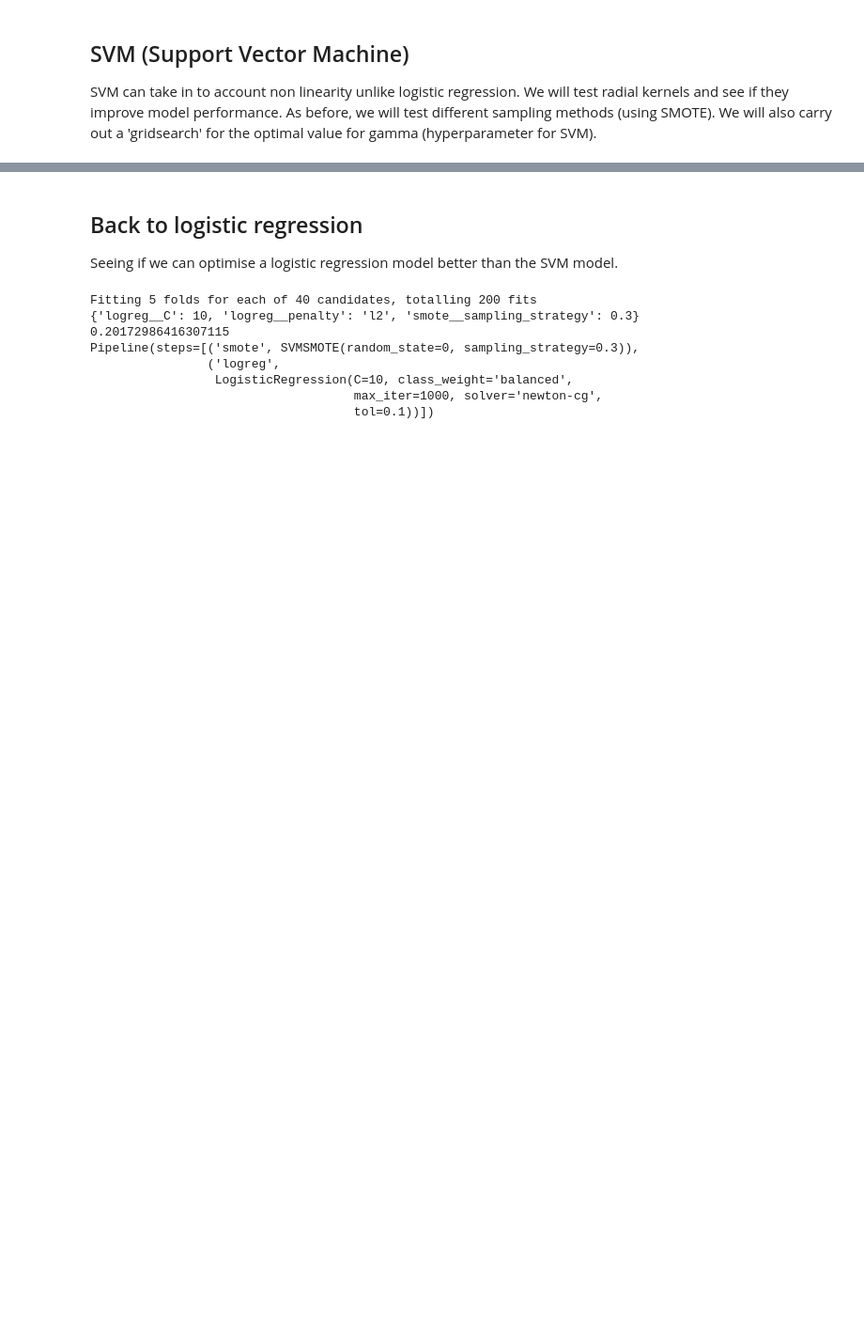
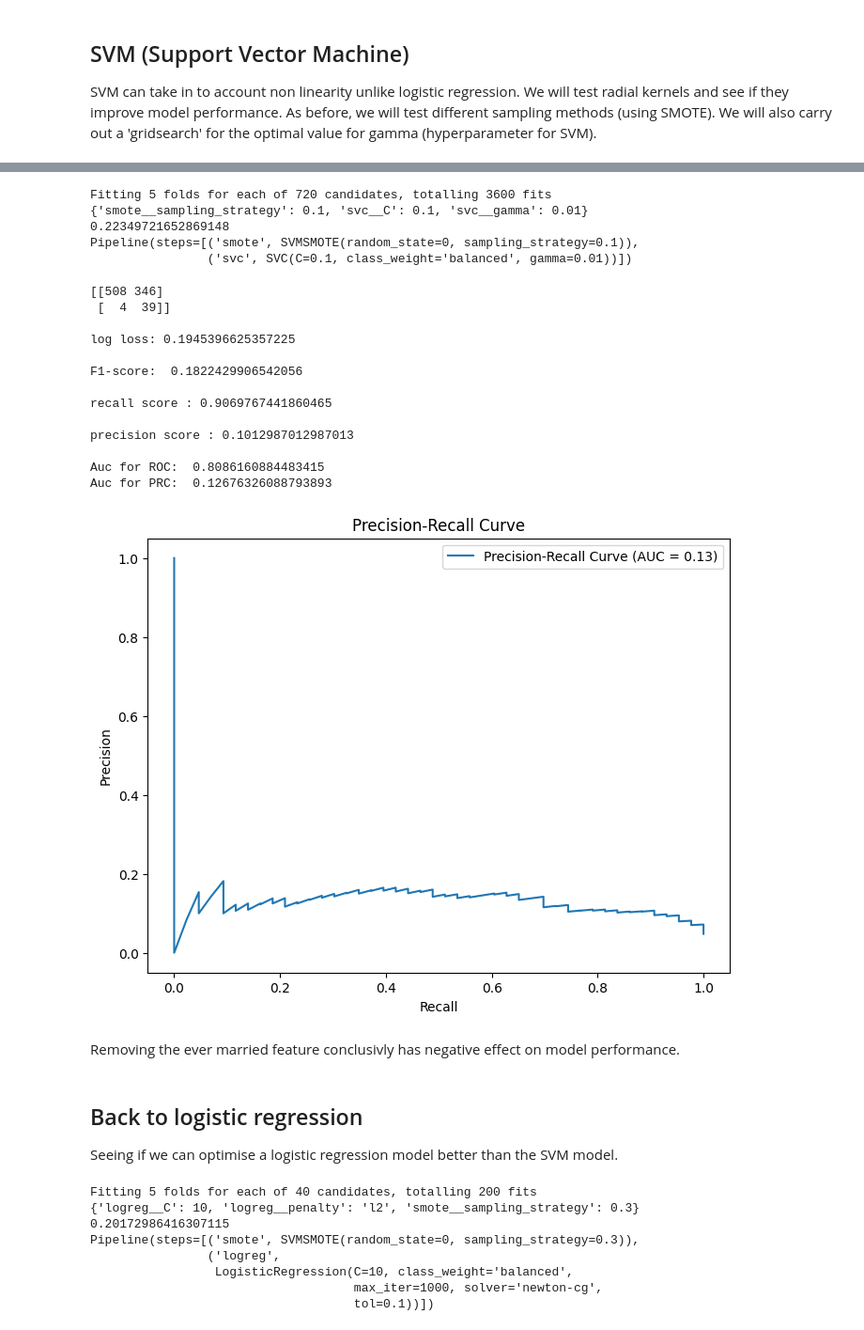
Before and after one commit to rahmanaminoor25/ML-project--stroke, a Jupyter notebook: Classification_project.ipynb, the cells around one changed output, grey strips where cells are left out. Shown at 94% size. Drawn from its saved outputs; the diff is of its cells as text; code cells hidden in the pictures; blank space fills up the shorter version.

```diff
--- a/Classification_project.ipynb
+++ b/Classification_project.ipynb
@@ -764,2 +743,8 @@ Auc for PRC:  0.12602065145130567
 # %%
-y_test.value_counts()
+df_drop = df.drop('ever_married', axis=1)
+
+X_drop = df_drop.iloc[:,:15]
+y_drop = df_drop.iloc[:,-1]
+
+X_train_drop, X_test_drop, y_train_drop, y_test_drop = train_test_split(
+    X_drop, y_drop, test_size=0.2, random_state=42)
@@ -771,3 +751,73 @@ Name: count, dtype: int64
+# %%
+grid.fit(X_train_drop, y_train_drop)
+print(grid.best_params_)
+print(grid.best_score_)
+print(grid.best_estimator_)
+# %% [output]
+Fitting 5 folds for each of 720 candidates, totalling 3600 fits
+{'smote__sampling_strategy': 0.1, 'svc__C': 0.1, 'svc__gamma': 0.01}
+0.22349721652869148
+Pipeline(steps=[('smote', SVMSMOTE(random_state=0, sampling_strategy=0.1)),
+                ('svc', SVC(C=0.1, class_weight='balanced', gamma=0.01))])
+# %%
+from imblearn.over_sampling import SMOTE,BorderlineSMOTE,ADASYN,SVMSMOTE
+smote3_drop = SVMSMOTE(sampling_strategy=0.1, random_state=42) #Oversampled with even balance
+
+X_train_resampled3_drop, y_train_resampled3_drop = smote3.fit_resample(X_train_drop, y_train_drop)
+# %%
+model = SVC(kernel='rbf', probability=True, C=0.1, class_weight='balanced', gamma=0.01)
+clf = model.fit(X_train_resampled3_drop, y_train_resampled3_drop)
+
+# 3. Predict calibrated probabilities on the test set
+probs_test = model.predict_proba(X_test_drop)[:, 1]
+
+# 4. Convert to labels using default threshold
+preds_test = (probs_test >= 0.0585).astype(int)
+
+#predictions = model.predict(X_test)
+
+print(confusion_matrix(y_test_drop, preds_test),'\n')
+print('log loss:', log_loss(y_test_drop, probs_test), '\n')
+print('F1-score: ', f1_score(y_test_drop, preds_test),'\n')
+print('recall score :',recall_score(y_test_drop,preds_test),'\n')
+print('precision score :',precision_score(y_test_drop,preds_test),'\n')
+
+
+
+# Calculate AUC scores
+y_scores = model.predict_proba(X_test_drop)
+auc = roc_auc_score(y_test_drop,y_scores[:,1])
+print('Auc for ROC: ',auc)
+
+y_scores = model.predict_proba(X_test_drop)[:, 1]
+precision, recall, thresholds = precision_recall_curve(y_test_drop, y_scores)
+auc_score = sk_auc(recall, precision)
+print('Auc for PRC: ',auc_score,'\n')
+
+plt.figure(figsize=(8, 6))
+plt.plot(recall, precision, label=f'Precision-Recall Curve (AUC = {auc_score:.2f})')
+plt.xlabel('Recall')
+plt.ylabel('Precision')
+plt.title('Precision-Recall Curve')
+plt.legend()
+plt.show()
+# %% [output]
+[[508 346]
+ [  4  39]]
+
+log loss: 0.1945396625357225
+
+F1-score:  0.1822429906542056
+
+recall score : 0.9069767441860465
+
+precision score : 0.1012987012987013
+
+Auc for ROC:  0.8086160884483415
+Auc for PRC:  0.12676326088793893
+[figure, added]
+# %% [markdown]
+Removing the ever married feature conclusivly has negative effect on model performance.
 # %% [markdown]
 ## Back to logistic regression
 Seeing if we can optimise a logistic regression model better than the SVM model.
```
Also changed, not shown: parts of 24 cells of this notebook.
